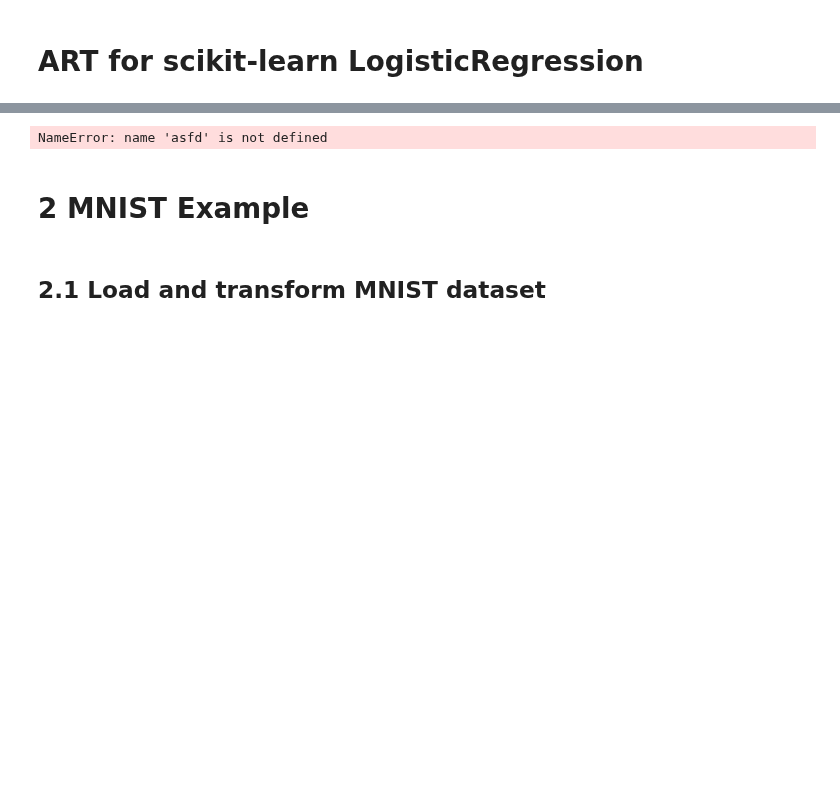
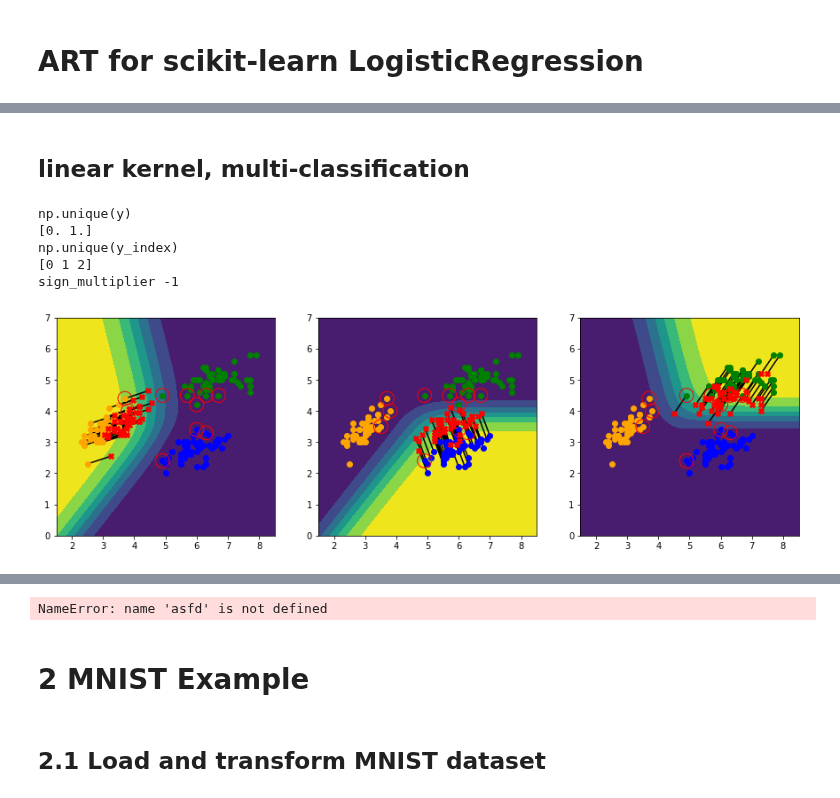
Before and after one commit to Trusted-AI/adversarial-robustness-toolbox, a Jupyter notebook: notebooks/sklearn_svm_svc.ipynb, the cells around one changed output, grey strips where cells are left out. Drawn from its saved outputs; the diff is of its cells as text; code cells hidden in the pictures; blank space fills up the shorter version.

```diff
--- a/notebooks/sklearn_svm_svc.ipynb
+++ b/notebooks/sklearn_svm_svc.ipynb
@@ -95,0 +109,14 @@ plot_svm(skl_svc, x_train, y_train, x_train_adv)
+# %% [markdown]
+## linear kernel, multi-classification
+# %%
+num_classes = 3
+x_train, y_train = get_data(num_classes)
+x_train_adv, skl_svc = get_adversarial_examples(x_train, kernel='linear')
+plot_results(skl_svc, x_train, y_train, x_train_adv, num_classes)
+# %% [output]
+np.unique(y)
+[0. 1.]
+np.unique(y_index)
+[0 1 2]
+sign_multiplier -1
+[figure, added]
```
Also changed, not shown: parts of 22 cells of this notebook, 1 other file.
